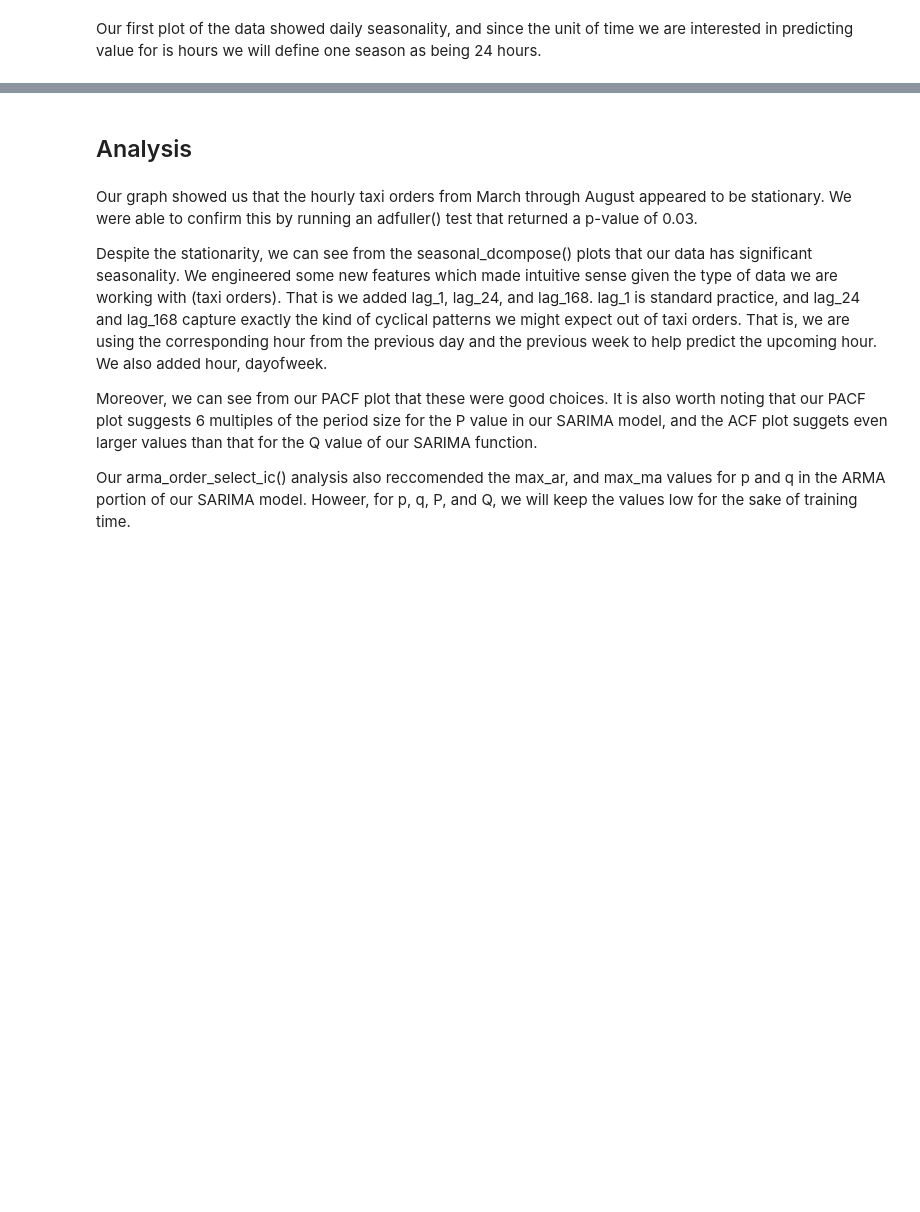
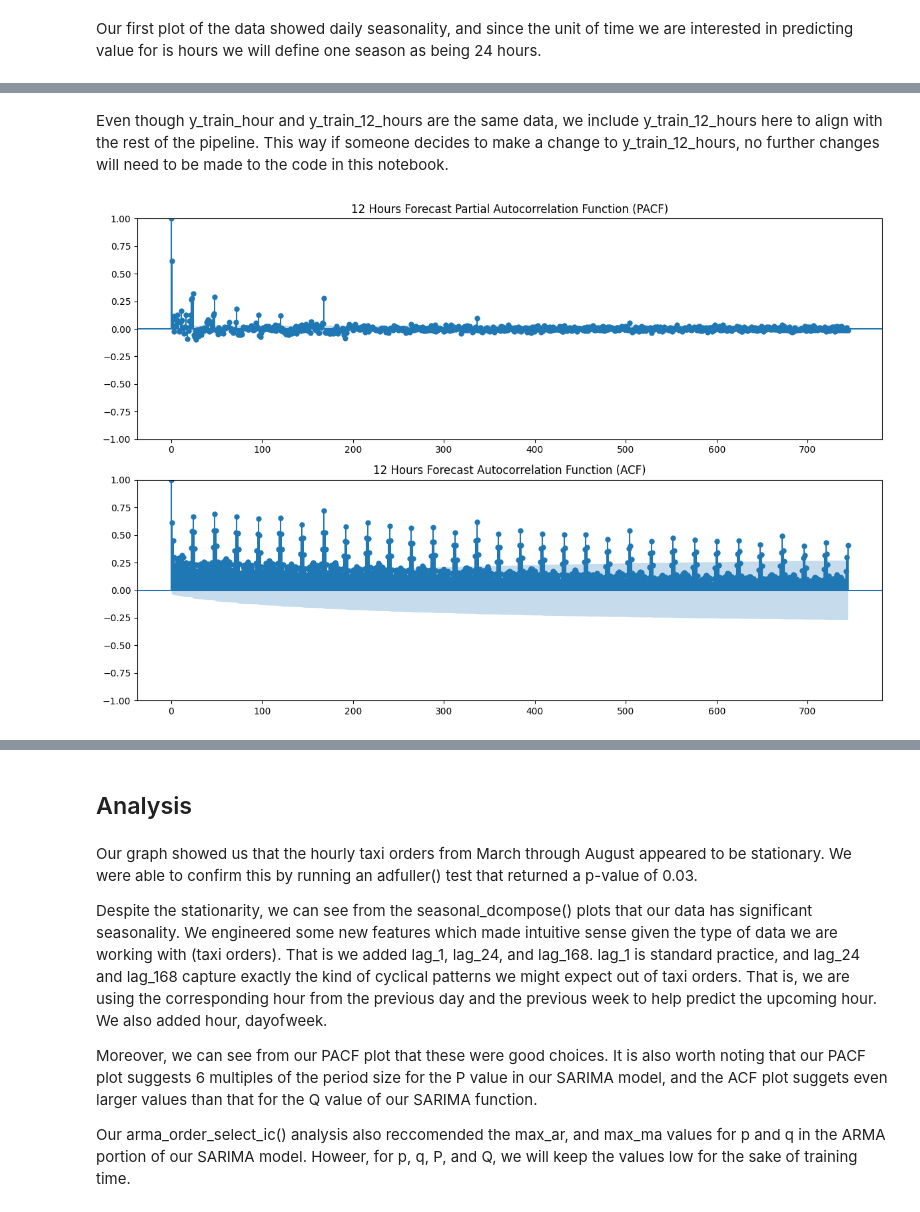
Before and after one commit to brett-k5/predicting-next-hour-taxis, a Jupyter notebook: sprint_13_project.ipynb, the cells around one changed output, grey strips where cells are left out. Saved outputs shown, nothing was run; the diff lists cells and outputs as text; code cells hidden in the pictures; blank space fills up the shorter version.

Commit message:
Made some edits to results and analysis notebook

```diff
--- a/sprint_13_project.ipynb
+++ b/sprint_13_project.ipynb
@@ -173,0 +121,6 @@ KeyboardInterrupt:
+# %% [markdown]
+Even though y_train_hour and y_train_12_hours are the same data, we include y_train_12_hours here to align with the rest of the pipeline. This way if someone decides to make a change to y_train_12_hours, no further changes will need to be made to the code in this notebook.
+# %%
+pacf_acf(24, pre.y_train_12_hours, '12 Hours')
+# %% [output]
+[figure, added]
```
Also changed, not shown: parts of 53 cells of this notebook.
